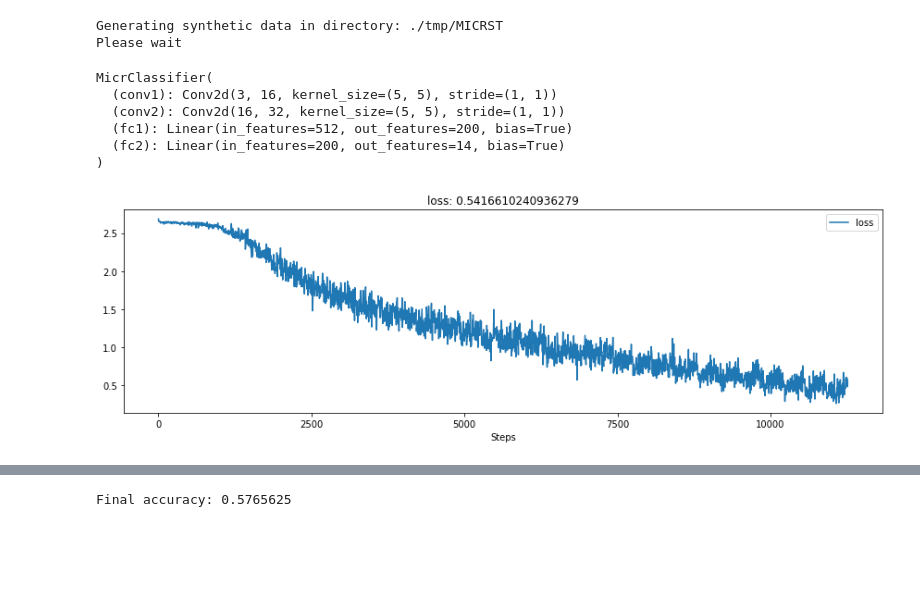
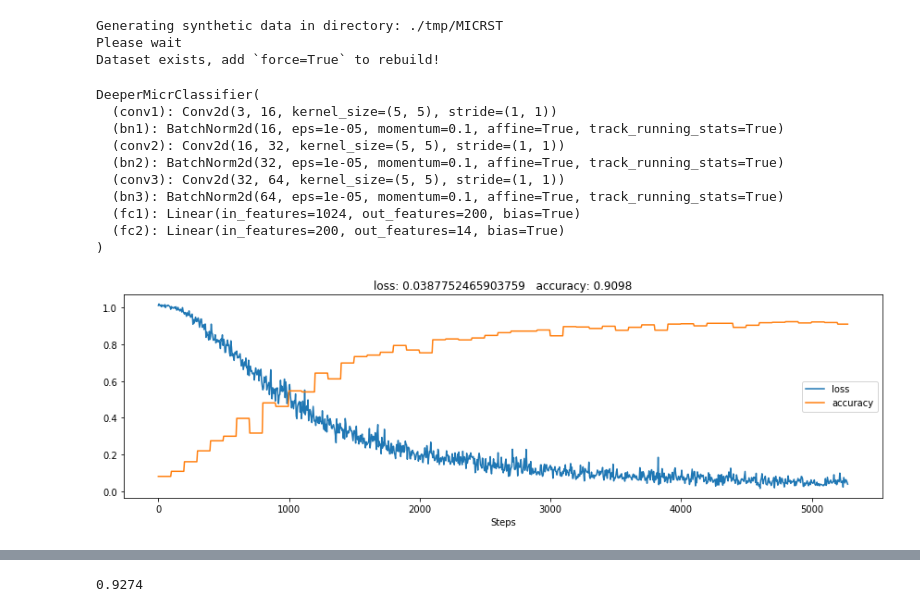
Before and after one commit to filestack/micrst-competition, a Jupyter notebook: main.ipynb, the cells around one changed output, grey strips where cells are left out. Drawn from its saved outputs; the diff is of its cells as text; code cells hidden in the pictures; blank space fills up the shorter version.

```diff
--- a/main.ipynb
+++ b/main.ipynb
@@ -24,30 +25,34 @@ plt.imshow(preview_grid)
 # %%
+# If the dataset is already present setting this
+# variable to True will force a total removal and recreation
+remake_dataset = False
 number_of_samples = 50_000
 print('Generating synthetic data in directory:', dataset_config['root_directory'], '\nPlease wait')
-data_generation.make_dataset(dataset_config, number_of_samples)
+data_generation.make_dataset(dataset_config, number_of_samples, force=remake_dataset)
 # %% [output]
 Generating synthetic data in directory: ./tmp/MICRST
 Please wait
+Dataset exists, add `force=True` to rebuild!
 # %%
-model = models.MicrClassifier().train()
+model = models.DeeperMicrClassifier().train()
 print(model)
 # %% [output]
-MicrClassifier(
+DeeperMicrClassifier(
   (conv1): Conv2d(3, 16, kernel_size=(5, 5), stride=(1, 1))
+  (bn1): BatchNorm2d(16, eps=1e-05, momentum=0.1, affine=True, track_running_stats=True)
   (conv2): Conv2d(16, 32, kernel_size=(5, 5), stride=(1, 1))
-  (fc1): Linear(in_features=512, out_features=200, bias=True)
+  (bn2): BatchNorm2d(32, eps=1e-05, momentum=0.1, affine=True, track_running_stats=True)
+  (conv3): Conv2d(32, 64, kernel_size=(5, 5), stride=(1, 1))
+  (bn3): BatchNorm2d(64, eps=1e-05, momentum=0.1, affine=True, track_running_stats=True)
+  (fc1): Linear(in_features=1024, out_features=200, bias=True)
   (fc2): Linear(in_features=200, out_features=14, bias=True)
 )
 # %%
-epochs = 32
+# 1 epoch - full training dataset
+epochs = 15
 batch_size = 128
-learning_rate = 0.01
 
-optimizer = optim.Adam(
-    model.parameters(),
-    lr=learning_rate
-)
-
+# Gradient descend
 learning_rate = 0.01
 learning_momentum = 0.5
 optimizer = optim.SGD(
@@ -56,33 +61,48 @@ optimizer = optim.SGD(
     momentum=learning_momentum
 )
 
+# Visualization helpers
 history = hl.History()
 canvas = hl.Canvas()
 
+# Data providers
 train_loader, test_loader = dataset.make_dataset_loaders(dataset_config, batch_size=batch_size)
+# %%
+def validation_accuracy(model, data_loader):
+    good_predictions = 0
+    model.eval()
+    for sample in data_loader:
+        data = sample['image']
+        target = sample['label']
+        model_output = model(data)
+        good_predictions += (model_output.argmax(1) == target).sum().item()
+
+    accuracy = good_predictions / len(data_loader.dataset)
+
+    return accuracy
 # %%
 device = 'cpu'
 step = 0
+accuracy = 0
 for epoch in range(1, epochs+1):
     for batch_idx, sample in enumerate(train_loader):
         data = sample['image'].to(device)
         target = sample['label'].to(device)
         optimizer.zero_grad()
         output = model(data)
         loss = F.nll_loss(output, target)
         loss.backward()
         optimizer.step()
 
+        if step % 100 == 0:
+            accuracy = validation_accuracy(model, test_loader)
+            model.train()
+
         if step % 5 == 0:
-            history.log(step, loss=loss)
-            canvas.draw_plot([history['loss']])
+            # Normalize the loss value so the graph is more readable
+            history.log(step, loss=loss/2.6, accuracy=accuracy)
+            canvas.draw_plot([history['loss'], history['accuracy']])
+
         step += 1
-
-print('Train Epoch: {} [{}/{} ({:.0f}%)]\tLoss: {:.6f}'.format(
-    epoch, batch_idx * len(data),
-    len(train_loader.dataset),
-    100. * batch_idx / len(train_loader),
-    loss.item())
-)
 # %% [output]
-[figure, old version]
+[figure, new version]
@@ -90,12 +109,4 @@ Train Epoch: 32 [25272/45000 (100%)]    Loss: 0.610998
-# %%
-accuracies = []
-for sample in test_loader:
-    data = sample['image']
-    target = sample['label']
-    model_output = model(data)
-    accuracy = (model_output.argmax(1) == target).sum().item() / len(target)
-    accuracies.append(accuracy)
-
-print('Final accuracy:', np.mean(accuracies))
-# %% [output]
-Final accuracy: 0.5765625
+# %%
+validation(model, test_loader)
+# %% [output]
+0.9274
```
Also changed, not shown: parts of 2 cells of this notebook, 1 other file.
